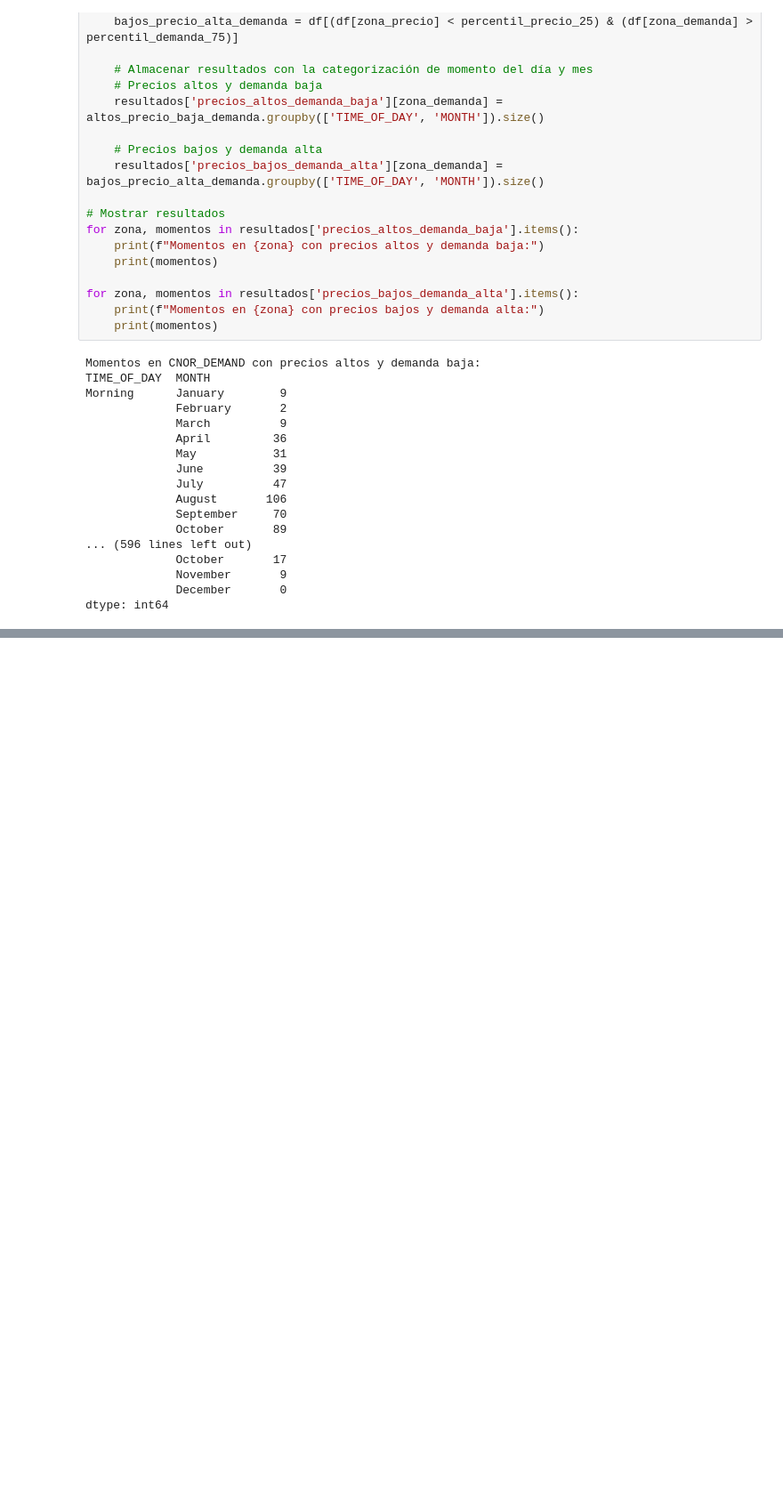
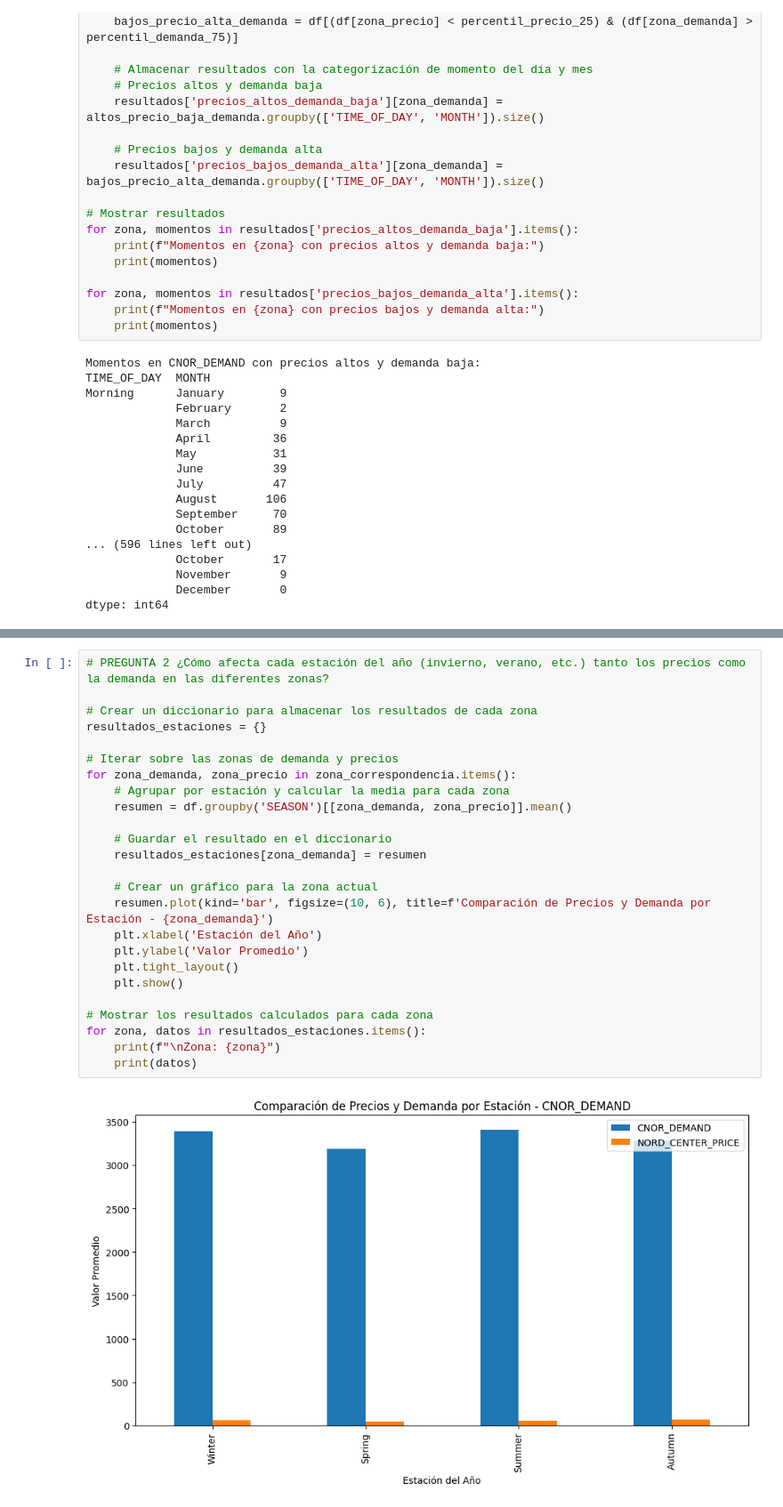
Before and after one commit to geobest7/datatone-escuela-musk-hackathon-datos-mercado-electrico-italiano, a Jupyter notebook: demanda_precio.ipynb, the cells around one changed output, grey strips where cells are left out. Shown at 89% size. Drawn from its saved outputs; the diff is of its cells as text; blank space fills up the shorter version.

```diff
--- a/demanda_precio.ipynb
+++ b/demanda_precio.ipynb
@@ -931,0 +1028,27 @@ for zona, momentos in resultados['precios_bajos_demanda_alta'].items():
+# %%
+# PREGUNTA 2 ¿Cómo afecta cada estación del año (invierno, verano, etc.) tanto los precios como la demanda en las diferentes zonas?
+
+# Crear un diccionario para almacenar los resultados de cada zona
+resultados_estaciones = {}
+
+# Iterar sobre las zonas de demanda y precios
+for zona_demanda, zona_precio in zona_correspondencia.items():
+    # Agrupar por estación y calcular la media para cada zona
+    resumen = df.groupby('SEASON')[[zona_demanda, zona_precio]].mean()
+
+    # Guardar el resultado en el diccionario
+    resultados_estaciones[zona_demanda] = resumen
+
+    # Crear un gráfico para la zona actual
+    resumen.plot(kind='bar', figsize=(10, 6), title=f'Comparación de Precios y Demanda por Estación - {zona_demanda}')
+    plt.xlabel('Estación del Año')
+    plt.ylabel('Valor Promedio')
+    plt.tight_layout()
+    plt.show()
+
+# Mostrar los resultados calculados para cada zona
+for zona, datos in resultados_estaciones.items():
+    print(f"\nZona: {zona}")
+    print(datos)
+# %% [output]
+[figure, added]
```
Also changed, not shown: parts of 6 cells of this notebook, 1 other file.
